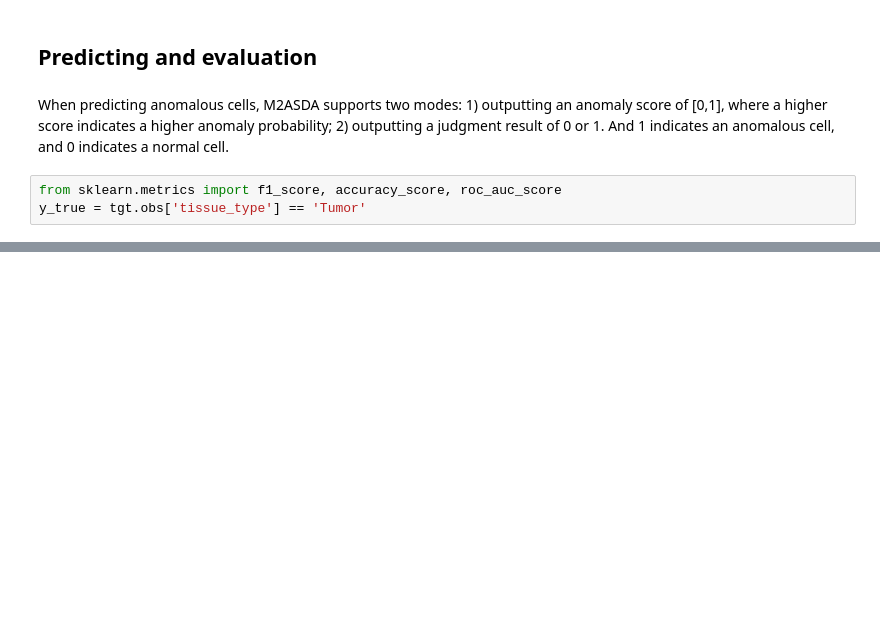
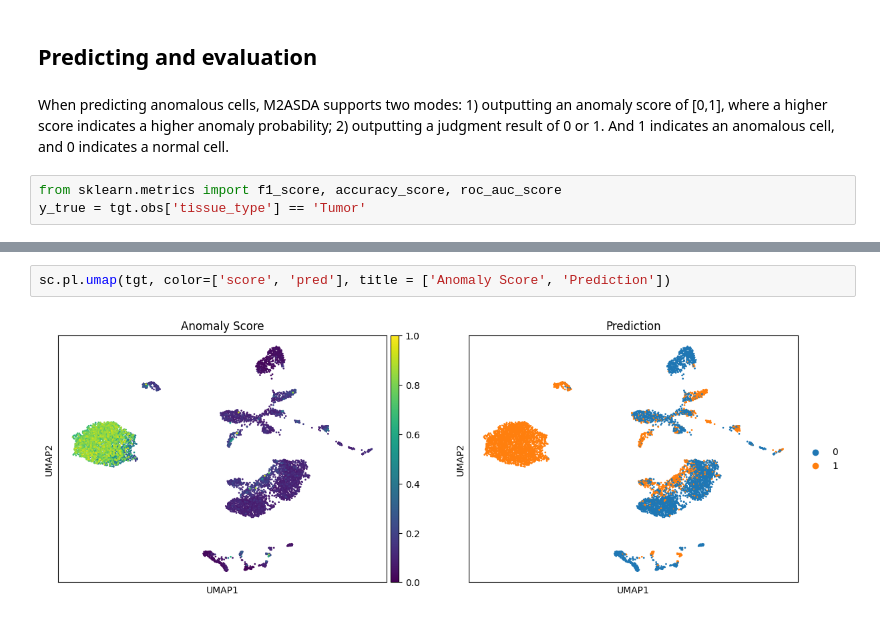
Before and after one commit to Catchxu/M2ASDA, a Jupyter notebook: docs/tutorial/Anomaly.ipynb, the cells around one changed output, grey strips where cells are left out. Saved outputs shown, nothing was run; the diff lists cells and outputs as text; blank space fills up the shorter version.

```diff
--- a/docs/tutorial/Anomaly.ipynb
+++ b/docs/tutorial/Anomaly.ipynb
@@ -176,0 +146,4 @@ Prediction result have been saved at ../results/anomaly.csv!
+# %%
+sc.pl.umap(tgt, color=['score', 'pred'], title = ['Anomaly Score', 'Prediction'])
+# %% [output]
+[figure, added]
```
Also changed, not shown: parts of 11 cells of this notebook, 13 other files.
